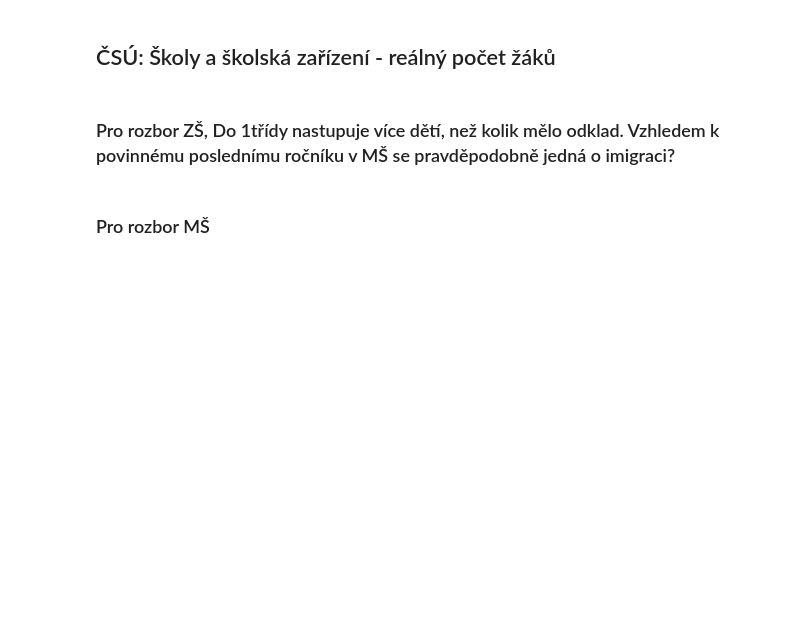
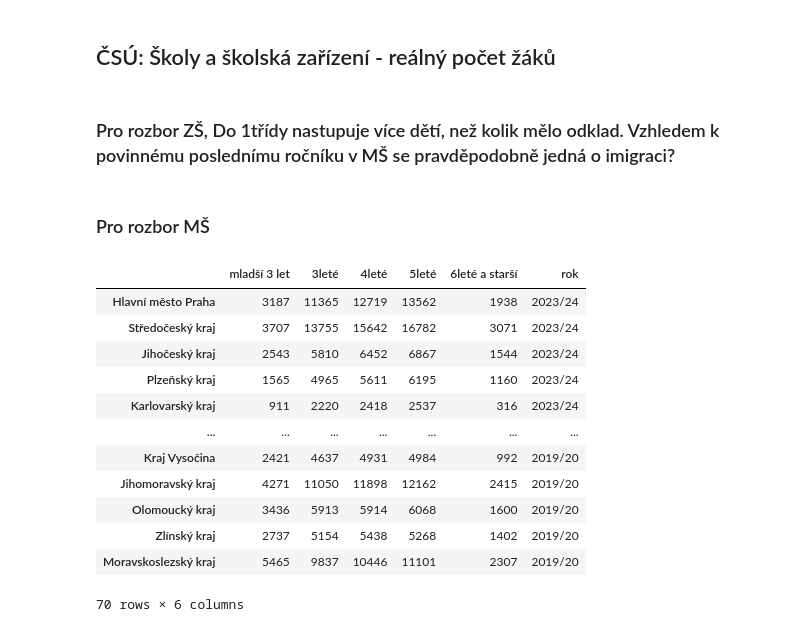
Before and after one commit to klbek/projekt_skolstvi, a Jupyter notebook: zakladni_info-upgrade.ipynb, the cells around one changed output. Drawn from its saved outputs; the diff is of its cells as text; code cells hidden in the pictures; blank space fills up the shorter version.

```diff
--- a/zakladni_info-upgrade.ipynb
+++ b/zakladni_info-upgrade.ipynb
@@ -196,26 +242,39 @@ porodnost_tab_kraje.to_csv('porodnost.csv', mode='w')
 ### Pro rozbor MŠ
 # %%
 def get_MS_dochazka(path, sheet='1.1.9'):
-    dochazka = (pd.read_excel(MS_path, sheet_name=sheet, header=3, index_col=0, usecols='A, C, E, G, I, K')).iloc[3:-1]
+    dochazka = (pd.read_excel(path, sheet_name=sheet, header=3, index_col=0, usecols='A, C, E, G, I, K')).iloc[3:-1]
 
     rok_match = re.search(r'(\d{4}-\d{2})', path)
     if rok_match:
         year = rok_match.group(1).replace('-', '/')  # Extrahovaný a upravený školní rok
     else:
         year = "Rok nebyl nalezen"
 
     dochazka.insert(loc=5, column='rok', value=year)
     return dochazka
 
 MS_23_24 = get_MS_dochazka(r'D:\git\skolstvi_projekt\CSU\MS2023-24.xlsx')
 MS_22_23 = get_MS_dochazka(r'D:\git\skolstvi_projekt\CSU\MS2022-23.xlsx')
 MS_21_22 = get_MS_dochazka(r'D:\git\skolstvi_projekt\CSU\MS2021-22.xlsx')
 MS_20_21 = get_MS_dochazka(r'D:\git\skolstvi_projekt\CSU\MS2020-21.xlsx')
 MS_19_20 = get_MS_dochazka(r'D:\git\skolstvi_projekt\CSU\MS2019-20.xlsx')
-# MS_18_19 = get_MS_dochazka(r'D:\git\skolstvi_projekt\CSU\MS2018-19_konkrTab.xlsx', sheet='2300421909') #prozatím nefunguje, problém s samotném souboru?
+MS_18_19 = get_MS_dochazka(r'D:\git\skolstvi_projekt\CSU\MS2018-19_konkrTab.xlsx', sheet='2300421909')
 
-MS_18_19 = (pd.read_excel(r'D:\git\skolstvi_projekt\CSU\MS2018-19_konkrTab.xlsx', sheet_name='2300421909', header=3, index_col=0, usecols='A, C, E, G, I, K')).iloc[3:-1]
-MS_18_19.insert(loc=5, column='rok', value='2018/19')
 
-# MS_all = pd.concat([MS_23_24, MS_22_23, MS_21_22], ignore_index=False, sort=False)
-# MS_all
+MS_all = pd.concat([MS_23_24, MS_22_23, MS_21_22, MS_20_21, MS_19_20], ignore_index=False, sort=False)
+MS_all
+# MS_18_19
+# %% [output]
+|  | mladší 3 let | 3leté | 4leté | 5leté | 6leté a starší | rok |
+| Hlavní město Praha | 3187 | 11365 | 12719 | 13562 | 1938 | 2023/24 |
+| Středočeský kraj | 3707 | 13755 | 15642 | 16782 | 3071 | 2023/24 |
+| Jihočeský kraj | 2543 | 5810 | 6452 | 6867 | 1544 | 2023/24 |
+| Plzeňský kraj | 1565 | 4965 | 5611 | 6195 | 1160 | 2023/24 |
+| Karlovarský kraj | 911 | 2220 | 2418 | 2537 | 316 | 2023/24 |
+| ... | ... | ... | ... | ... | ... | ... |
+| Kraj Vysočina | 2421 | 4637 | 4931 | 4984 | 992 | 2019/20 |
+| Jihomoravský kraj | 4271 | 11050 | 11898 | 12162 | 2415 | 2019/20 |
+| Olomoucký kraj | 3436 | 5913 | 5914 | 6068 | 1600 | 2019/20 |
+| Zlínský kraj | 2737 | 5154 | 5438 | 5268 | 1402 | 2019/20 |
+| Moravskoslezský kraj | 5465 | 9837 | 10446 | 11101 | 2307 | 2019/20 |
+70 rows × 6 columns
```
Also changed, not shown: parts of 18 cells of this notebook.
